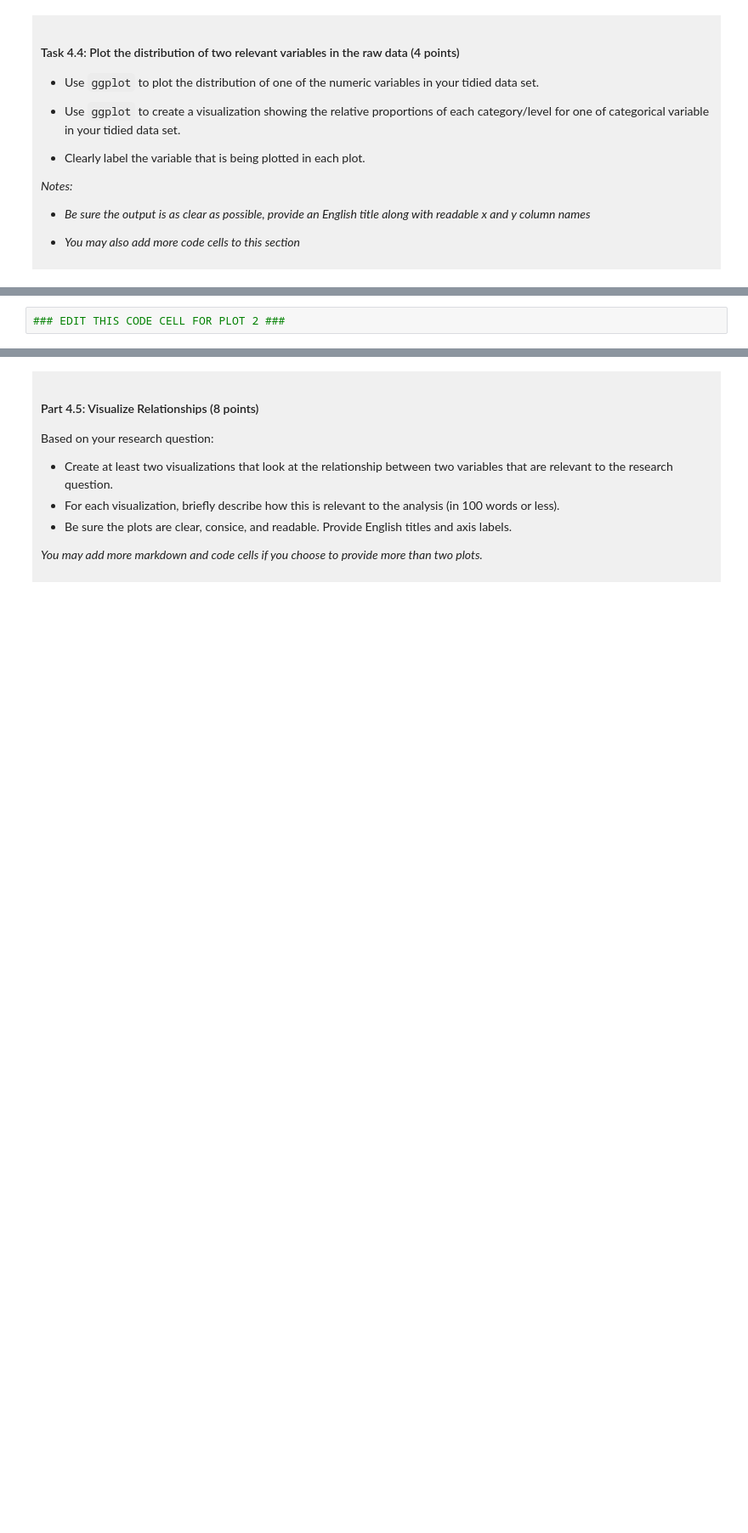
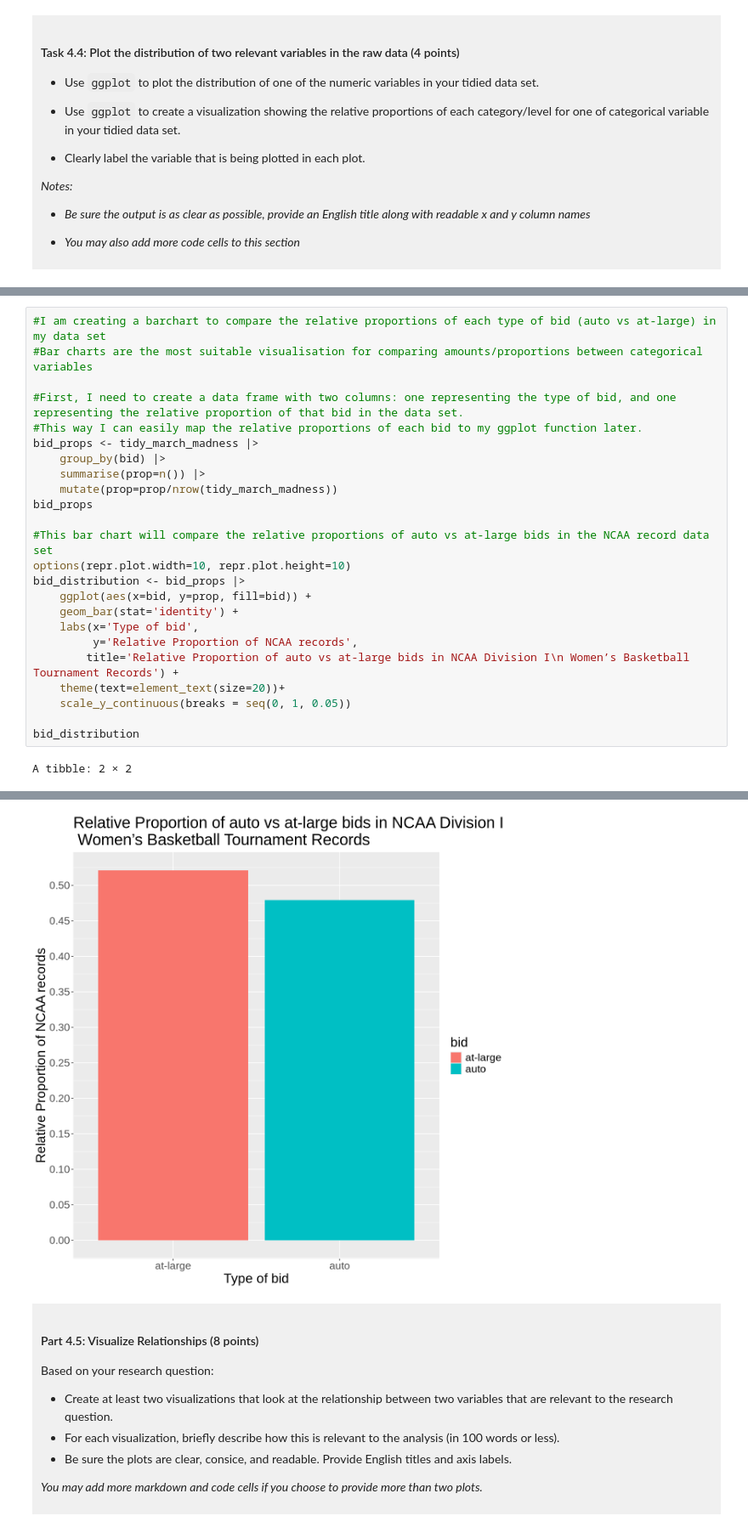
Before and after one commit to leonatsang806/dsci-100-project-leona-tsang, a Jupyter notebook: dsci-100-project-notebook.ipynb, the cells around one changed output, grey strips where cells are left out. Shown at 85% size. Cells and saved outputs as stored; diff of their text form; blank space fills up the shorter version.

```diff
--- a/dsci-100-project-notebook.ipynb
+++ b/dsci-100-project-notebook.ipynb
@@ -312,2 +363,26 @@ You will refine your research question (if needed) and produce a tidy data set.
 # %%
-### EDIT THIS CODE CELL FOR PLOT 2 ###
+#I am creating a barchart to compare the relative proportions of each type of bid (auto vs at-large) in my data set
+#Bar charts are the most suitable visualisation for comparing amounts/proportions between categorical variables
+
+#First, I need to create a data frame with two columns: one representing the type of bid, and one representing the relative proportion of that bid in the data set.
+#This way I can easily map the relative proportions of each bid to my ggplot function later.
+bid_props <- tidy_march_madness |>
+    group_by(bid) |>
+    summarise(prop=n()) |>
+    mutate(prop=prop/nrow(tidy_march_madness))
+bid_props
+
+#This bar chart will compare the relative proportions of auto vs at-large bids in the NCAA record data set
+options(repr.plot.width=10, repr.plot.height=10)
+bid_distribution <- bid_props |>
+    ggplot(aes(x=bid, y=prop, fill=bid)) +
+    geom_bar(stat='identity') +
+    labs(x='Type of bid',
+         y='Relative Proportion of NCAA records',
+        title='Relative Proportion of auto vs at-large bids in NCAA Division I\n Women’s Basketball Tournament Records') +
+    theme(text=element_text(size=20))+
+    scale_y_continuous(breaks = seq(0, 1, 0.05))
+
+bid_distribution
+# %% [output]
+A tibble: 2 × 2
@@ -314,3 +393,4 @@ You will refine your research question (if needed) and produce a tidy data set.
+[figure, added]
 # %% [markdown]
 <div style="background-color: #f0f0f0; padding: 10px;">
 
```
Also changed, not shown: parts of 13 cells of this notebook.
